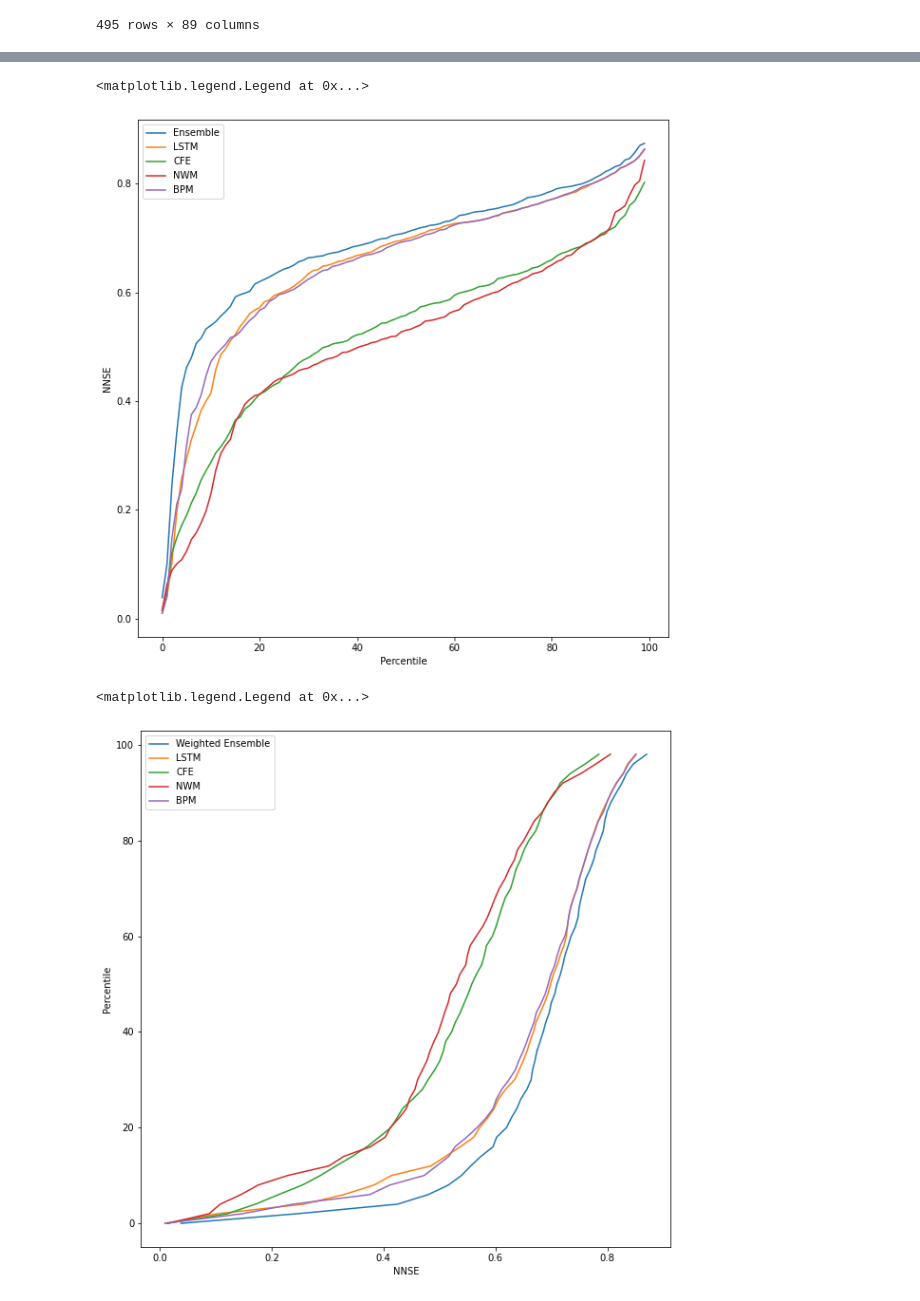
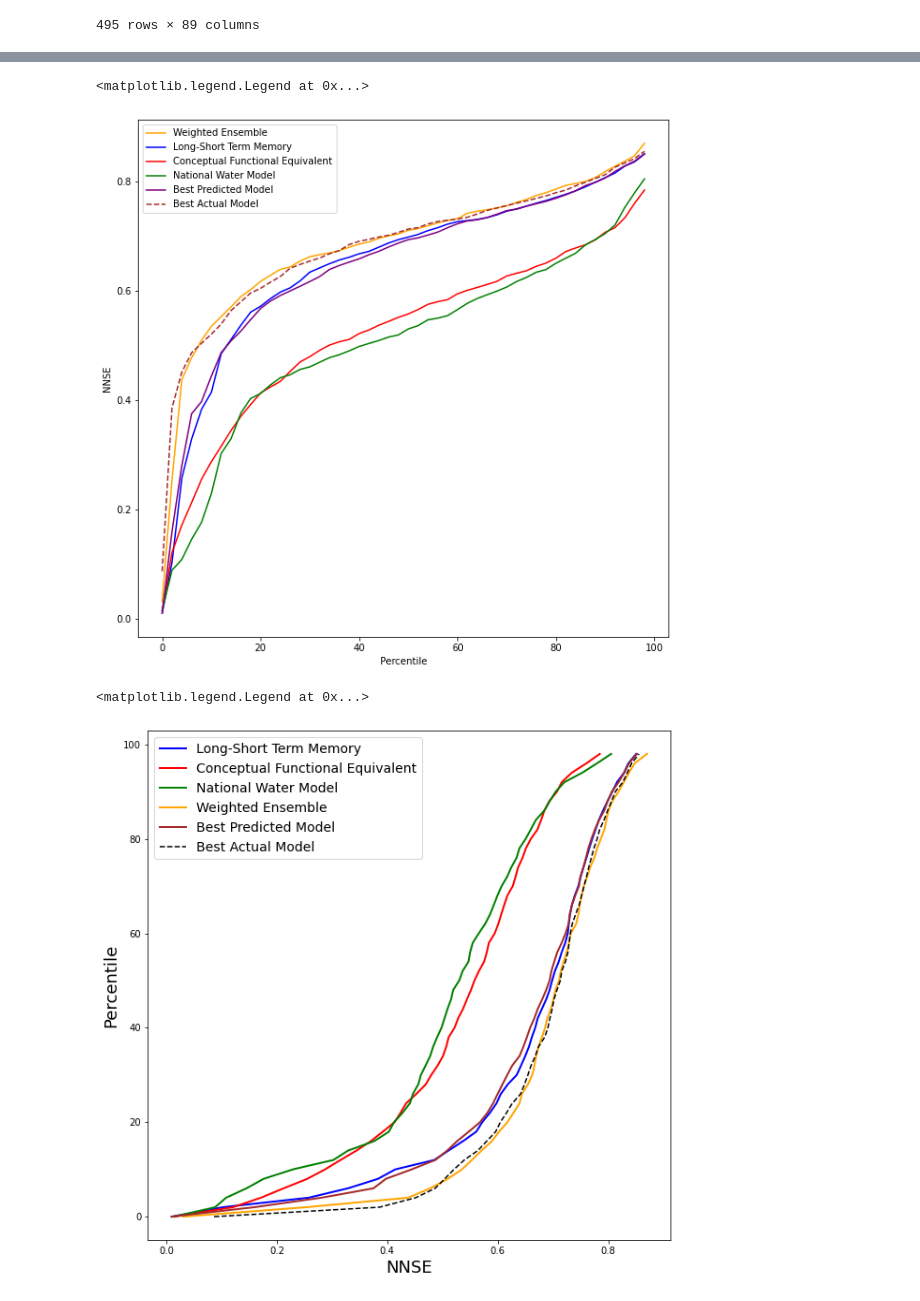
Before and after one commit to bolotinl/nextgen-form-eval, a Jupyter notebook: FrankTests/JonathanDatasets/ModelGrader_IndivRF_ModelPicking_Figures_NWMAdded.ipynb, the cells around one changed output, grey strips where cells are left out. Drawn from its saved outputs; the diff is of its cells as text; code cells hidden in the pictures.

Commit message:
Final figures

```diff
--- a/FrankTests/JonathanDatasets/ModelGrader_IndivRF_ModelPicking_Figures_NWMAdded.ipynb
+++ b/FrankTests/JonathanDatasets/ModelGrader_IndivRF_ModelPicking_Figures_NWMAdded.ipynb
@@ -907,6 +822,7 @@ lstmlist = list()
 cfelist = list()
 nwmlist = list()
 bpmlist = list()
+bamlist = list()
 quantiles = np.arange(0, 1, 0.02)
 for i in quantiles:
     ensemblelist.append(perf_df.ensemble.quantile(i))
@@ -914,49 +830,52 @@ for i in quantiles:
     lstmlist.append(camels_df.LSTM_nnse.quantile(i))
     cfelist.append(camels_df.CFE_nnse.quantile(i))
     nwmlist.append(camels_df.nwm_nnse.quantile(i))
+    bamlist.append(perf_df.bam.quantile(i))
 
 
 quantiles = quantiles*100
-plt.plot(quantiles, ensemblelist, label="Weighted Ensemble")
-plt.plot(quantiles, lstmlist, label="LSTM")
-plt.plot(quantiles, cfelist, label="CFE")
-plt.plot(quantiles, nwmlist, label="NWM")
-plt.plot(quantiles, bpmlist, label="BPM")
+plt.plot(quantiles, ensemblelist, "Orange",label="Weighted Ensemble")
+plt.plot(quantiles, lstmlist, "Blue", label="Long-Short Term Memory")
+plt.plot(quantiles, cfelist, "Red", label="Conceptual Functional Equivalent")
+plt.plot(quantiles, nwmlist, "Green", label="National Water Model")
+plt.plot(quantiles, bpmlist, "Purple", label="Best Predicted Model")
+plt.plot(quantiles, bamlist, "brown", linestyle="--", label="Best Actual Model")
 plt.xlabel("Percentile")
 plt.ylabel("NNSE")
 plt.legend()
 # %% [output]
 <matplotlib.legend.Legend at 0x...>
-[figure, old version]
+[figure, new version]
 # %%
 plt.rcParams['figure.figsize'] = (10, 10)
 
 ensemblelist = list()
 lstmlist = list()
 cfelist = list()
 nwmlist = list()
 bpmlist = list()
 quantiles = np.arange(0, 1, 0.02)
 for i in quantiles:
     ensemblelist.append(perf_df.ensemble.quantile(i))
     bpmlist.append(perf_df.bpm.quantile(i))
     lstmlist.append(camels_df.LSTM_nnse.quantile(i))
     cfelist.append(camels_df.CFE_nnse.quantile(i))
     nwmlist.append(camels_df.nwm_nnse.quantile(i))
 
 
 quantiles = quantiles*100
 
 fig, ax = plt.subplots(facecolor="white")
 
-ax.plot(ensemblelist, quantiles, label="Weighted Ensemble")
-ax.plot(lstmlist, quantiles, label="LSTM")
-ax.plot(cfelist, quantiles, label="CFE")
-ax.plot(nwmlist, quantiles, label="NWM")
-ax.plot(bpmlist, quantiles, label="BPM")
-ax.set_xlabel("NNSE")
-ax.set_ylabel("Percentile")
-ax.legend()
+ax.plot(lstmlist, quantiles, "Blue", linewidth=2, label="Long-Short Term Memory")
+ax.plot(cfelist, quantiles, "Red", linewidth=2, label="Conceptual Functional Equivalent")
+ax.plot(nwmlist, quantiles, "Green", linewidth=2, label="National Water Model")
+ax.plot(ensemblelist, quantiles, "Orange", linewidth=2, label="Weighted Ensemble")
+ax.plot(bpmlist, quantiles, "brown", linewidth=2, label="Best Predicted Model")
+ax.plot(bamlist, quantiles, "black", linestyle="--", label="Best Actual Model")
+ax.set_xlabel("NNSE", fontsize=18)
+ax.set_ylabel("Percentile", fontsize=18)
+ax.legend(fontsize=14)
 # %% [output]
 <matplotlib.legend.Legend at 0x...>
-[figure, old version]
+[figure, new version]
```
Also changed, not shown: parts of 16 cells of this notebook.
